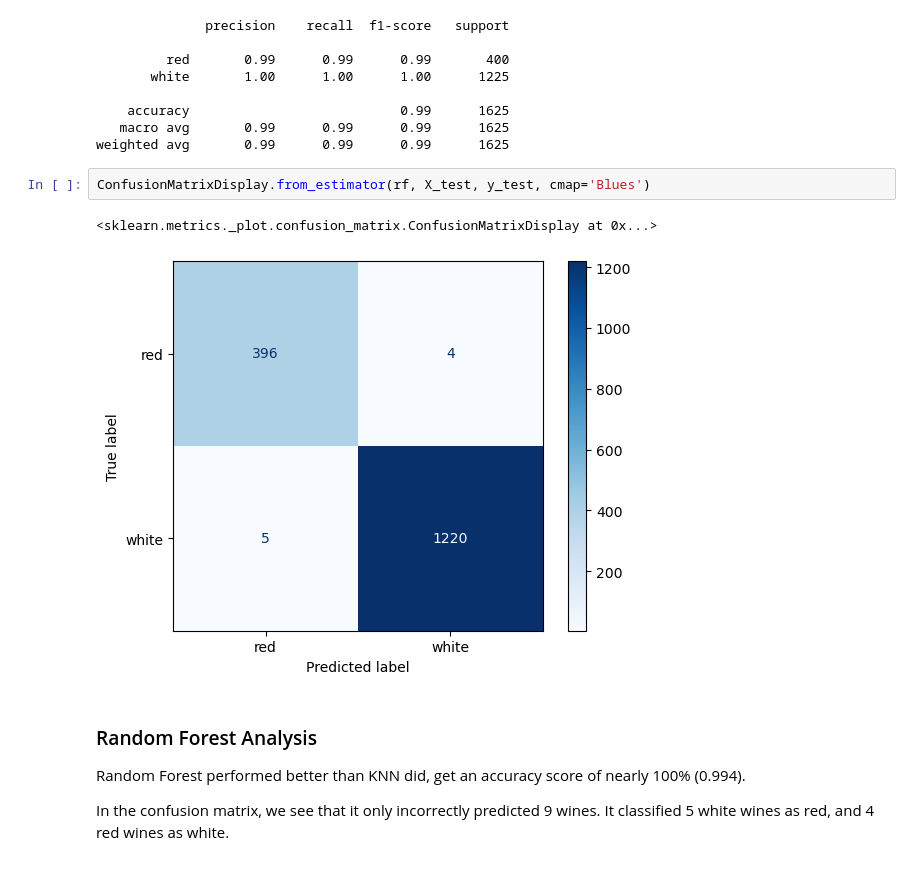
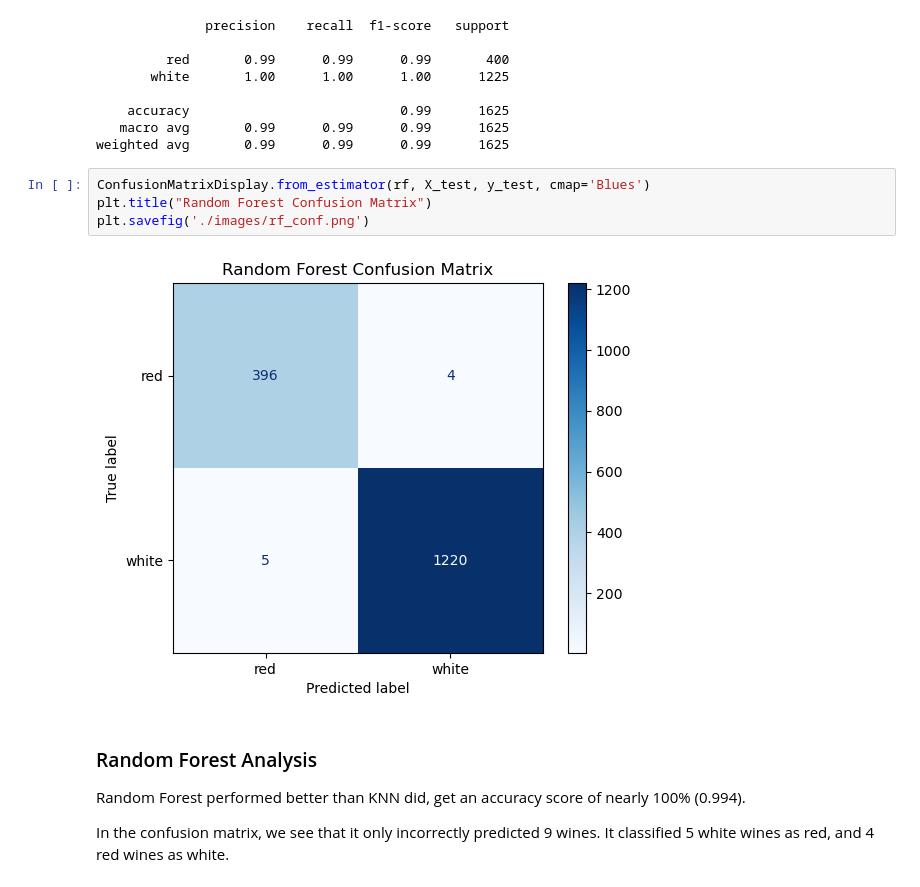
Before and after one commit to danielphilip12/Wine-Classification, a Jupyter notebook: modeling.ipynb, the cells around one changed output. Drawn from its saved outputs; the diff is of its cells as text.

```diff
--- a/modeling.ipynb
+++ b/modeling.ipynb
@@ -125,9 +125,10 @@ print(classification_report(y_test, rf_preds))
 weighted avg       0.99      0.99      0.99      1625
 # %%
 ConfusionMatrixDisplay.from_estimator(rf, X_test, y_test, cmap='Blues')
+plt.title("Random Forest Confusion Matrix")
+plt.savefig('./images/rf_conf.png')
 # %% [output]
-<sklearn.metrics._plot.confusion_matrix.ConfusionMatrixDisplay at 0x...>
-[figure, old version]
+[figure, new version]
 # %% [markdown]
 ### Random Forest Analysis
 Random Forest performed better than KNN did, get an accuracy score of nearly 100% (0.994).
```
Also changed, not shown: 8 other files.
